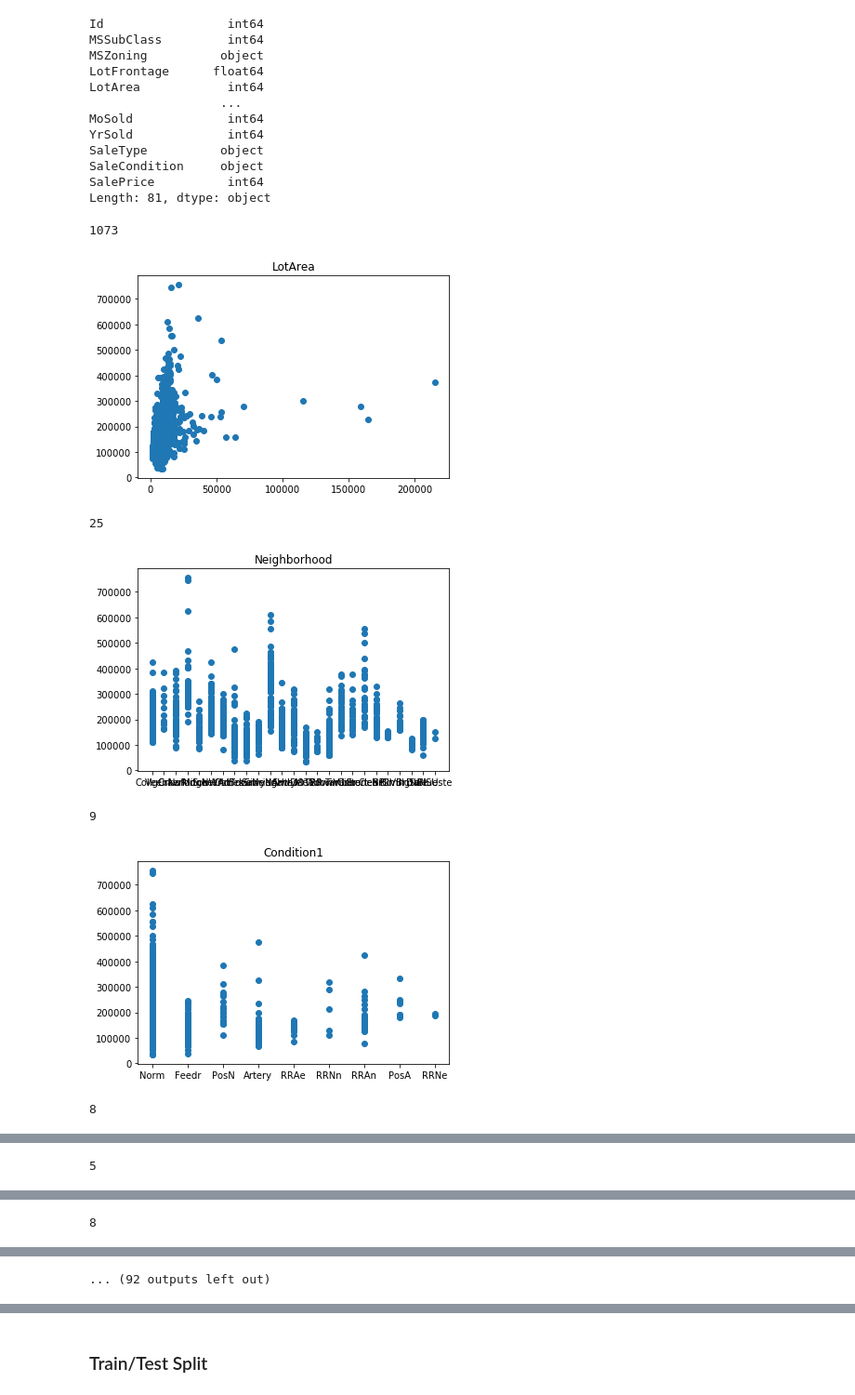
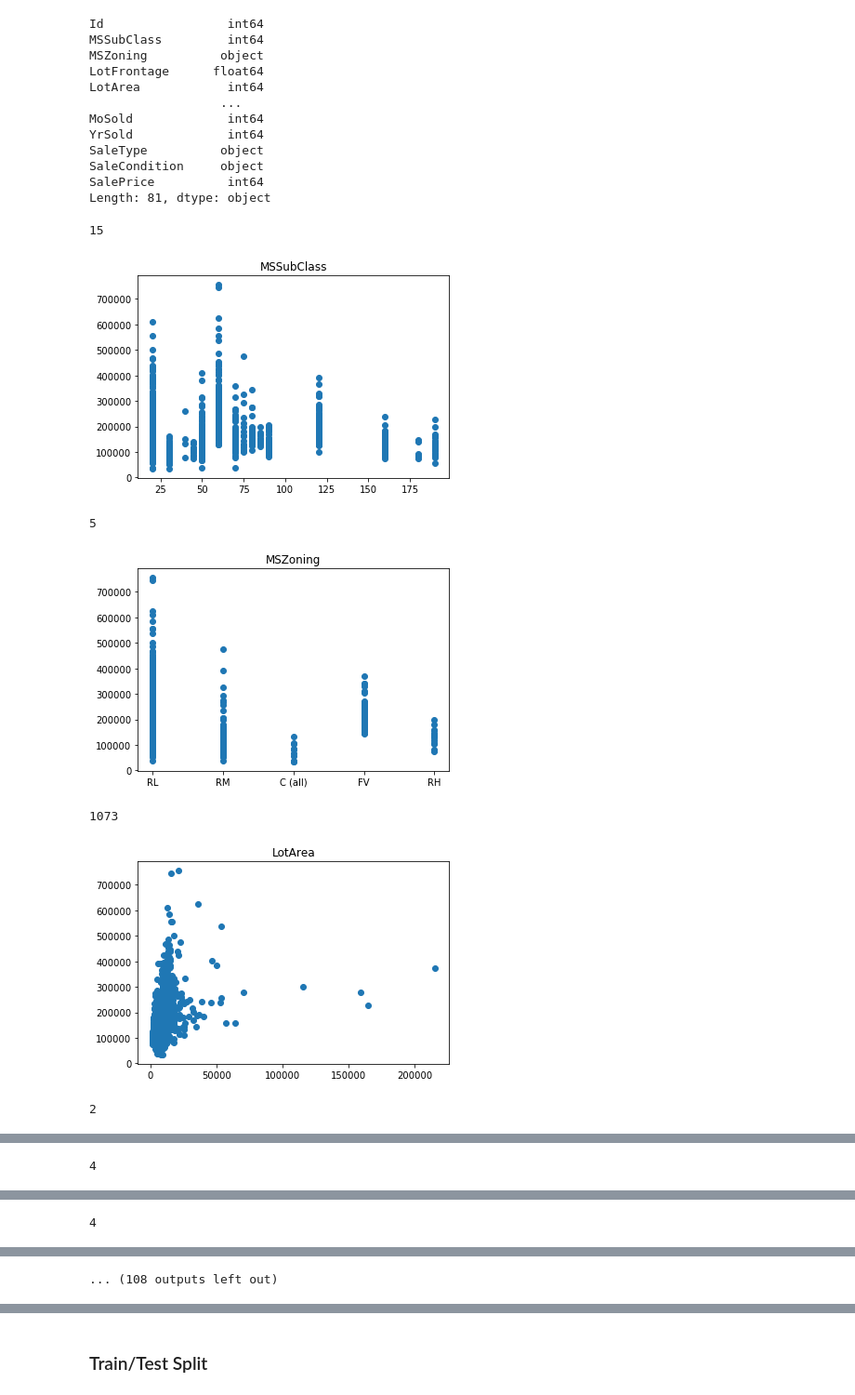
Before and after one commit to coffeenmusic/Kaggle_Housing_Prices_Pytorch, a Jupyter notebook: Housing_Prices.ipynb, the cells around one changed output, grey strips where cells are left out. Shown at 93% size. Saved outputs shown, nothing was run; the diff lists cells and outputs as text; code cells hidden in the pictures.

```diff
--- a/Housing_Prices.ipynb
+++ b/Housing_Prices.ipynb
@@ -60,32 +60,36 @@ Length: 81, dtype: object
 # %%
 import matplotlib.pyplot as plt
 
-ignore = ['Id','MSSubClass','MSZoning','Street','LotShape','LandContour','Utilities','LotConfig','LandSlope','SalePrice']
+ignore = ['Id','SalePrice']
 
 good_cols = []
-feature_cols = []
+norm_feature_cols = []
+dis_feature_cols = []
 for col in raw.columns:
     if not(raw[col].isnull().any()):
         good_cols += [col]
-        if len(set(raw[col].values)) > 25 and col not in ignore:
-            feature_cols += [col]
+        if col not in ignore:
+            if len(set(raw[col].values)) > 25:
+                norm_feature_cols += [col]
+            else:
+                dis_feature_cols += [col]
 
 for col in good_cols:
     if col in ignore:
         continue
     try:
         print(len(set(raw[col].values)))
         plt.figure()
         plt.scatter(raw[col].values, raw['SalePrice'])
         plt.title(str(col))
         plt.show()
     except:
         print('Couldnt plot', col)
 # %% [output]
-1073
+15
-[figure, old version]
+[figure, new version]
-25
+5
-[figure, old version]
+[figure, new version]
-9
+1073
-[figure, old version]
+[figure, new version]
-8
+2
@@ -93 +97 @@ for col in good_cols:
-5
+4
@@ -95 +99 @@ for col in good_cols:
-8
+4
@@ -97,2 +101,2 @@ for col in good_cols:
-... (92 outputs left out)
+... (108 outputs left out)
 # %%
```
Also changed, not shown: parts of 13 cells of this notebook.
